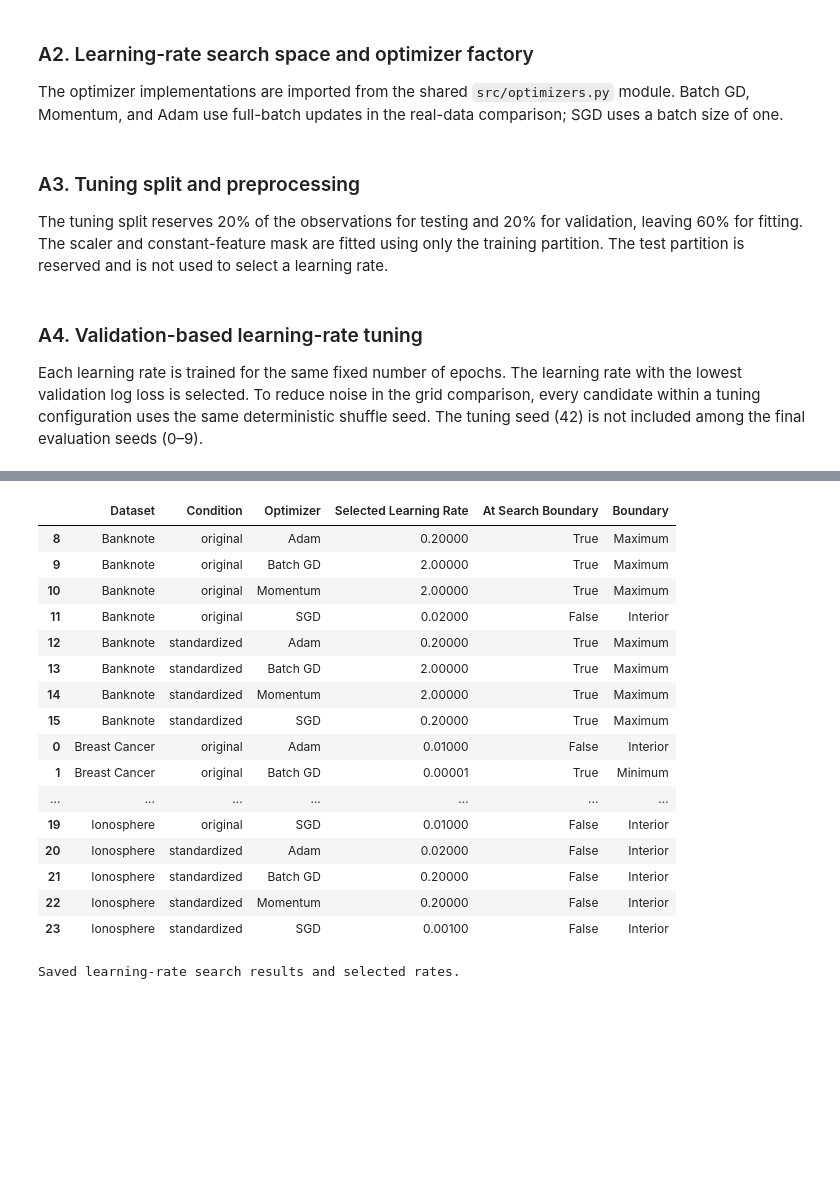
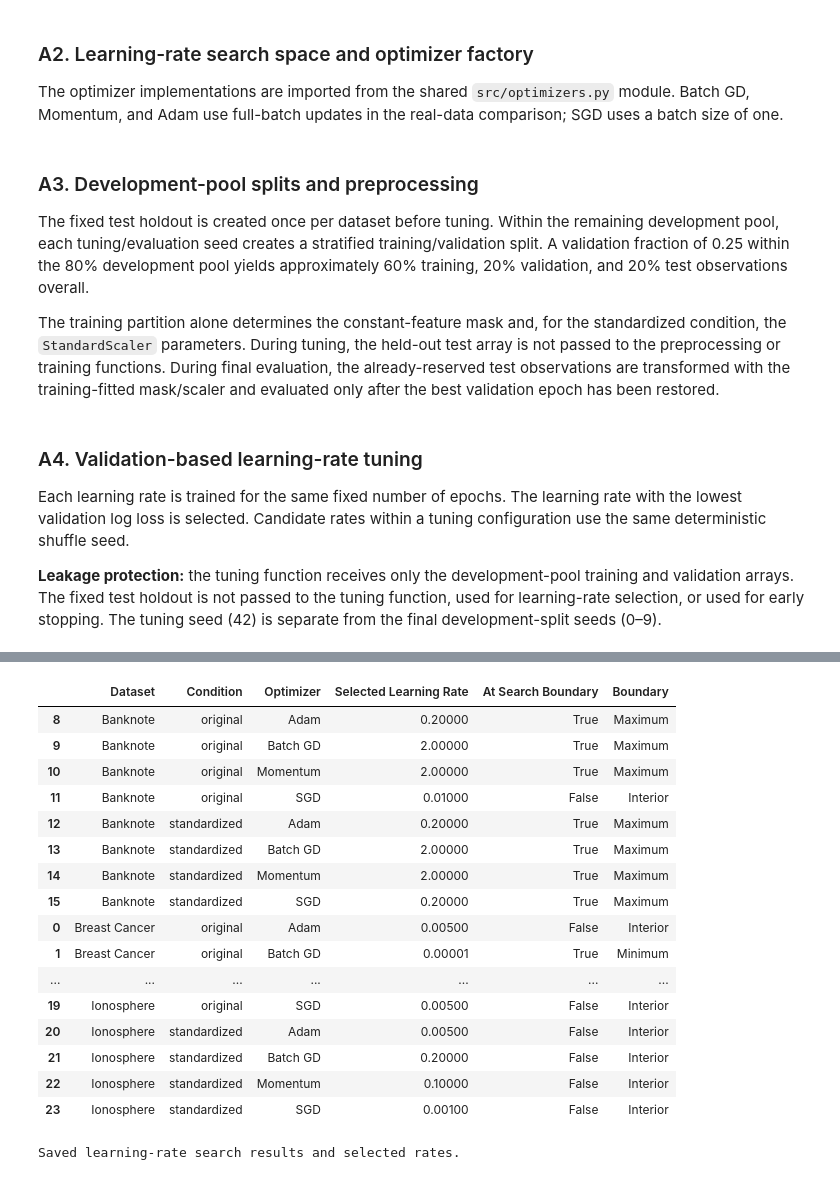
Before and after one commit to Kryysis/geometry-of-learning, a Jupyter notebook: notebooks/04_Final_Experiments.ipynb, the cells around one changed output, grey strips where cells are left out. Drawn from its saved outputs; the diff is of its cells as text; code cells hidden in the pictures; blank space fills up the shorter version.

```diff
--- a/notebooks/04_Final_Experiments.ipynb
+++ b/notebooks/04_Final_Experiments.ipynb
@@ -113,7 +180,9 @@ def create_optimizer(name, learning_rate):
 def get_batch_size(name, n_samples):
     return 1 if name == "SGD" else n_samples
 # %% [markdown]
-### A3. Tuning split and preprocessing
+### A3. Development-pool splits and preprocessing
 
-The tuning split reserves 20% of the observations for testing and 20% for validation, leaving 60% for fitting. The scaler and constant-feature mask are fitted using only the training partition. The test partition is reserved and is not used to select a learning rate.
+The fixed test holdout is created once per dataset before tuning. Within the remaining development pool, each tuning/evaluation seed creates a stratified training/validation split. A validation fraction of 0.25 within the 80% development pool yields approximately 60% training, 20% validation, and 20% test observations overall.
+
+The training partition alone determines the constant-feature mask and, for the standardized condition, the `StandardScaler` parameters. During tuning, the held-out test array is not passed to the preprocessing or training functions. During final evaluation, the already-reserved test observations are transformed with the training-fitted mask/scaler and evaluated only after the best validation epoch has been restored.
 # %%
@@ -164,7 +253,9 @@ def prepare_partition(X, y, condition, seed, test_size, validation_size):
 # %% [markdown]
 ### A4. Validation-based learning-rate tuning
 
-Each learning rate is trained for the same fixed number of epochs. The learning rate with the lowest validation log loss is selected. To reduce noise in the grid comparison, every candidate within a tuning configuration uses the same deterministic shuffle seed. The tuning seed (42) is not included among the final evaluation seeds (0–9).
+Each learning rate is trained for the same fixed number of epochs. The learning rate with the lowest validation log loss is selected. Candidate rates within a tuning configuration use the same deterministic shuffle seed.
+
+**Leakage protection:** the tuning function receives only the development-pool training and validation arrays. The fixed test holdout is not passed to the tuning function, used for learning-rate selection, or used for early stopping. The tuning seed (42) is separate from the final development-split seeds (0–9).
 # %%
 def tune_optimizer(X_train, y_train, X_val, y_val, optimizer_name, learning_rates):
     records = []
@@ -213,15 +304,15 @@ def tune_optimizer(X_train, y_train, X_val, y_val, optimizer_name, learning_rate
 tuning_records = []
 selected_hyperparameters = {}
 
-for dataset_name, (X_data, y_data) in datasets.items():
+for dataset_name in DATASET_NAMES:
+    holdout = fixed_holdouts[dataset_name]
     for condition in CONDITIONS:
-        tuning_data = prepare_partition(
-            X_data,
-            y_data,
+        tuning_data = prepare_training_validation(
+            holdout["X_development"],
+            holdout["y_development"],
             condition,
             seed=TUNING_CONFIG["seed"],
-            test_size=TUNING_CONFIG["test_size"],
-            validation_size=TUNING_CONFIG["validation_size"],
+            validation_fraction=TUNING_CONFIG["validation_fraction_of_development"],
         )
         for optimizer_name in OPTIMIZER_NAMES:
             best, candidate_results = tune_optimizer(
@@ -284,19 +375,19 @@ Ionosphere     | standardized  | SGD        | LR=0.001 | validation log loss=0.3
 |  | Dataset | Condition | Optimizer | Selected Learning Rate | At Search Boundary | Boundary |
 | 8 | Banknote | original | Adam | 0.20000 | True | Maximum |
 | 9 | Banknote | original | Batch GD | 2.00000 | True | Maximum |
 | 10 | Banknote | original | Momentum | 2.00000 | True | Maximum |
-| 11 | Banknote | original | SGD | 0.02000 | False | Interior |
+| 11 | Banknote | original | SGD | 0.01000 | False | Interior |
 | 12 | Banknote | standardized | Adam | 0.20000 | True | Maximum |
 | 13 | Banknote | standardized | Batch GD | 2.00000 | True | Maximum |
 | 14 | Banknote | standardized | Momentum | 2.00000 | True | Maximum |
 | 15 | Banknote | standardized | SGD | 0.20000 | True | Maximum |
-| 0 | Breast Cancer | original | Adam | 0.01000 | False | Interior |
+| 0 | Breast Cancer | original | Adam | 0.00500 | False | Interior |
 | 1 | Breast Cancer | original | Batch GD | 0.00001 | True | Minimum |
 | ... | ... | ... | ... | ... | ... | ... |
-| 19 | Ionosphere | original | SGD | 0.01000 | False | Interior |
-| 20 | Ionosphere | standardized | Adam | 0.02000 | False | Interior |
+| 19 | Ionosphere | original | SGD | 0.00500 | False | Interior |
+| 20 | Ionosphere | standardized | Adam | 0.00500 | False | Interior |
 | 21 | Ionosphere | standardized | Batch GD | 0.20000 | False | Interior |
-| 22 | Ionosphere | standardized | Momentum | 0.20000 | False | Interior |
+| 22 | Ionosphere | standardized | Momentum | 0.10000 | False | Interior |
 | 23 | Ionosphere | standardized | SGD | 0.00100 | False | Interior |
 # %%
 tuning_results_df.to_csv(TABLES_PATH / "hyperparameter_search.csv", index=False)
```
Also changed, not shown: parts of 19 cells of this notebook, 21 other files.
